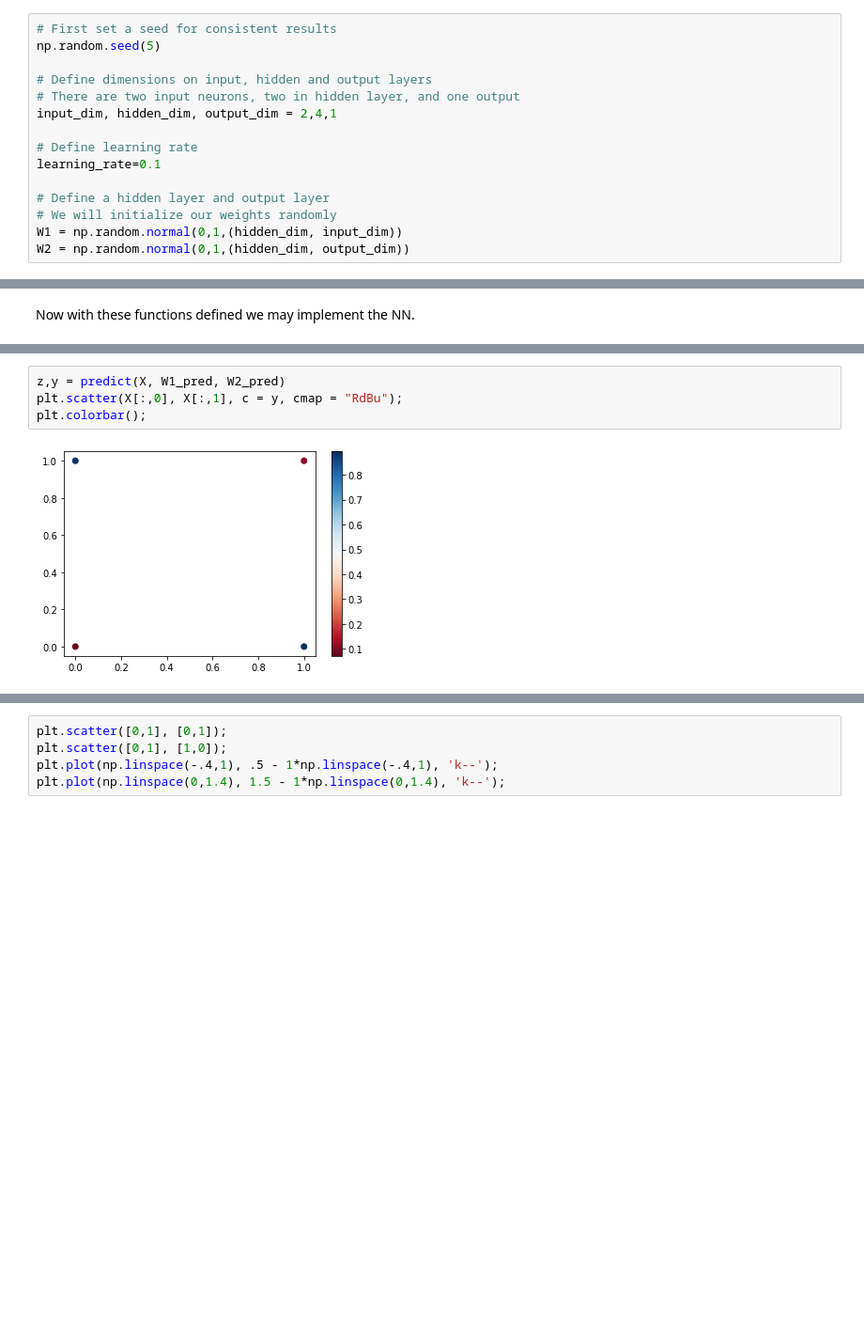
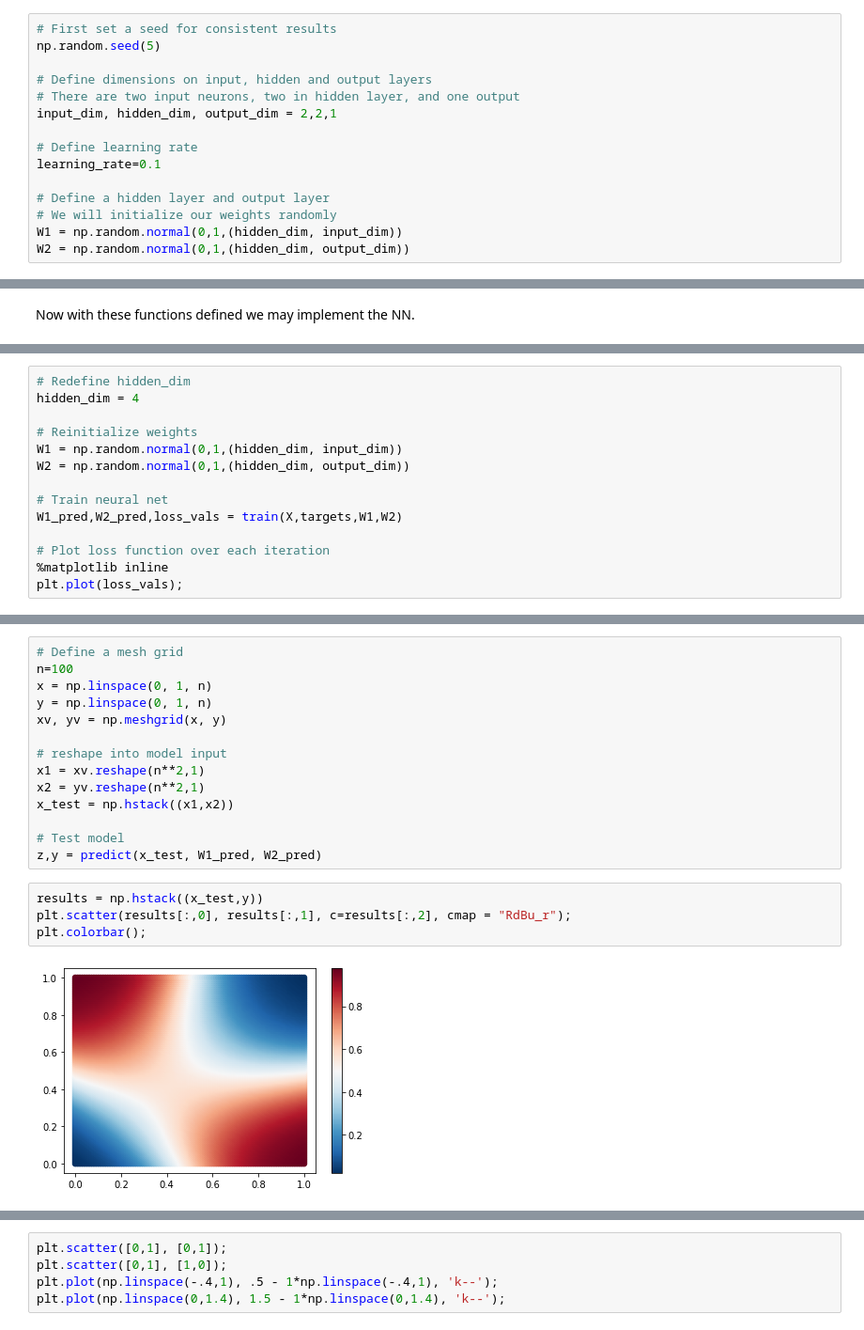
Before and after one commit to gluckt/complex_systems_lab1, a Jupyter notebook: Lab1.ipynb, the cells around one changed output, grey strips where cells are left out. Shown: that part at 94% size. Drawn from its saved outputs; the diff is of its cells as text; blank space fills up the shorter version.

Commit message:
Added predict colormaps

```diff
--- a/Lab1.ipynb
+++ b/Lab1.ipynb
@@ -291,7 +291,7 @@ np.random.seed(5)
 
 # Define dimensions on input, hidden and output layers
 # There are two input neurons, two in hidden layer, and one output
-input_dim, hidden_dim, output_dim = 2,4,1
+input_dim, hidden_dim, output_dim = 2,2,1
 
 # Define learning rate
 learning_rate=0.1
@@ -390,0 +383,14 @@ plt.plot(loss_vals);
+# %%
+# Redefine hidden_dim
+hidden_dim = 4
+
+# Reinitialize weights
+W1 = np.random.normal(0,1,(hidden_dim, input_dim))
+W2 = np.random.normal(0,1,(hidden_dim, output_dim))
+
+# Train neural net
+W1_pred,W2_pred,loss_vals = train(X,targets,W1,W2)
+
+# Plot loss function over each iteration
+%matplotlib inline
+plt.plot(loss_vals);
@@ -391,6 +416,20 @@ plt.plot(loss_vals);
+# %%
+# Define a mesh grid
+n=100
+x = np.linspace(0, 1, n)
+y = np.linspace(0, 1, n)
+xv, yv = np.meshgrid(x, y)
+
+# reshape into model input
+x1 = xv.reshape(n**2,1)
+x2 = yv.reshape(n**2,1)
+x_test = np.hstack((x1,x2))
+
+# Test model
+z,y = predict(x_test, W1_pred, W2_pred)
 # %%
-z,y = predict(X, W1_pred, W2_pred)
-plt.scatter(X[:,0], X[:,1], c = y, cmap = "RdBu");
+results = np.hstack((x_test,y))
+plt.scatter(results[:,0], results[:,1], c=results[:,2], cmap = "RdBu_r");
 plt.colorbar();
 # %% [output]
-[figure, old version]
+[figure, new version]
```
Also changed, not shown: parts of 29 cells of this notebook.
